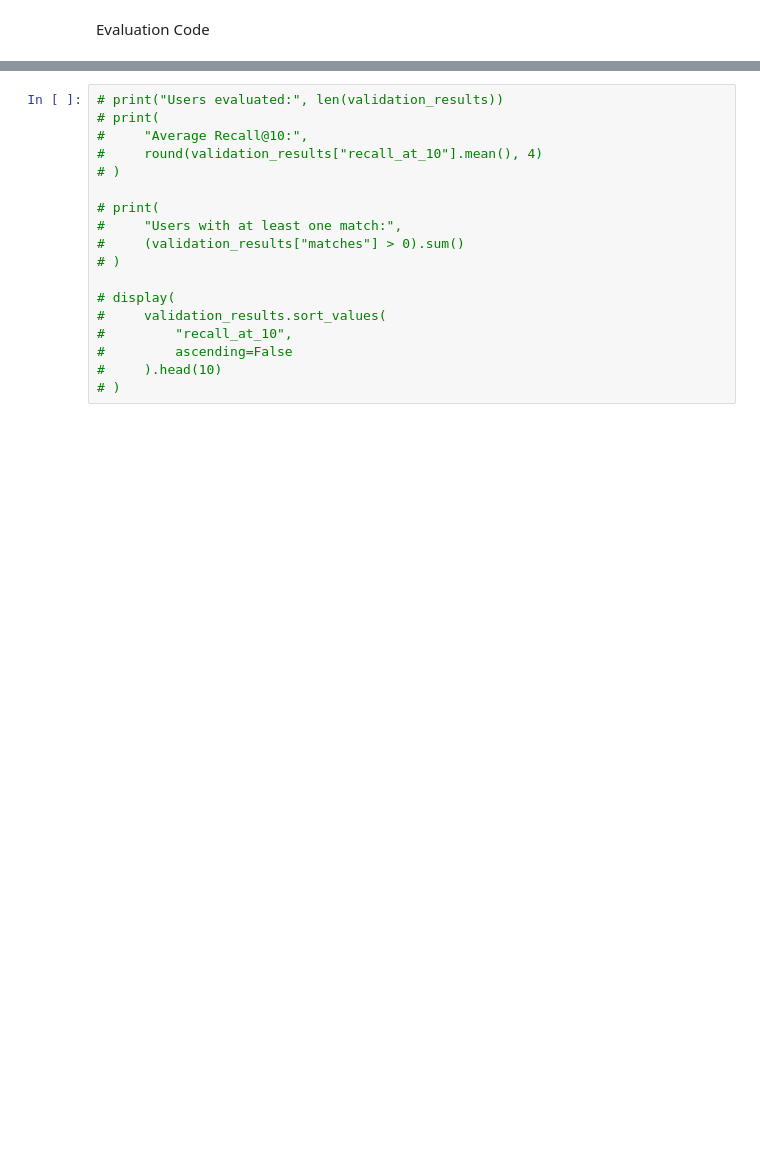
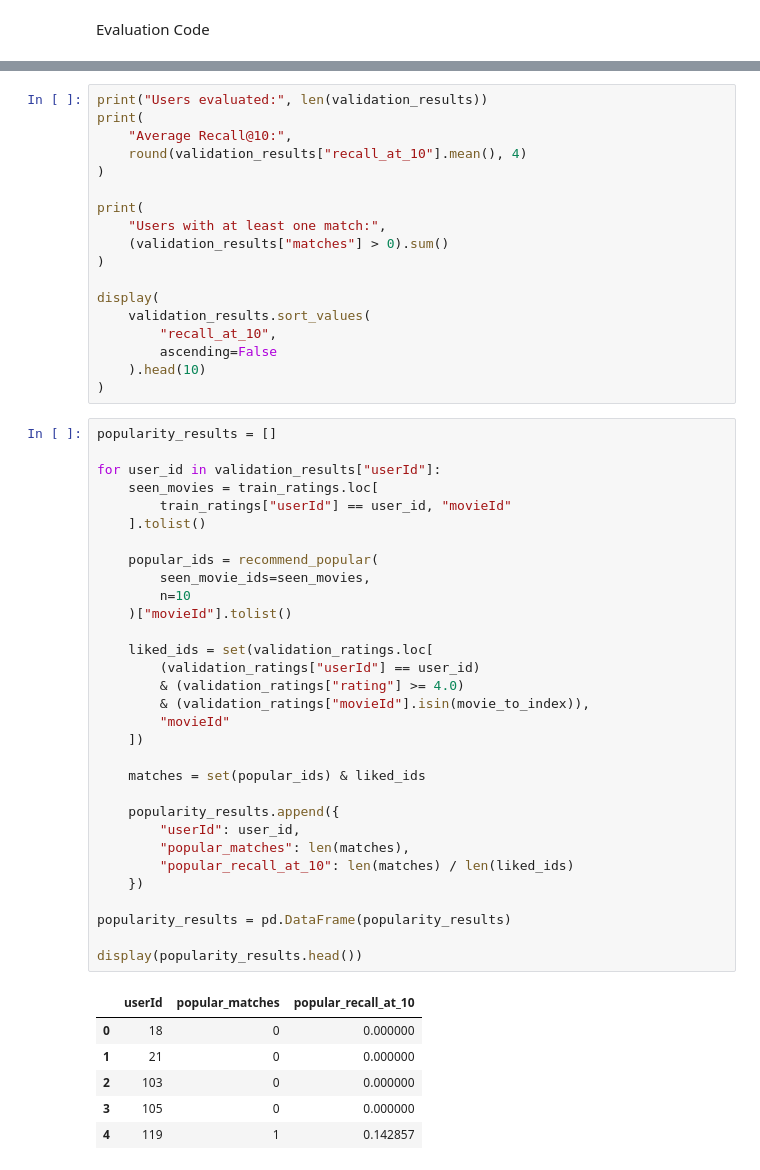
Before and after one commit to AnkitJha06/Movie-recommendation, a Jupyter notebook: movie.ipynb, the cells around one changed output, grey strips where cells are left out. Drawn from its saved outputs; the diff is of its cells as text; blank space fills up the shorter version.

```diff
--- a/movie.ipynb
+++ b/movie.ipynb
@@ -742,18 +742,56 @@ Evaluation Code
 # %%
-# print("Users evaluated:", len(validation_results))
-# print(
-#     "Average Recall@10:",
-#     round(validation_results["recall_at_10"].mean(), 4)
-# )
+print("Users evaluated:", len(validation_results))
+print(
+    "Average Recall@10:",
+    round(validation_results["recall_at_10"].mean(), 4)
+)
 
-# print(
-#     "Users with at least one match:",
-#     (validation_results["matches"] > 0).sum()
-# )
+print(
+    "Users with at least one match:",
+    (validation_results["matches"] > 0).sum()
+)
 
-# display(
-#     validation_results.sort_values(
-#         "recall_at_10",
-#         ascending=False
-#     ).head(10)
-# )
+display(
+    validation_results.sort_values(
+        "recall_at_10",
+        ascending=False
+    ).head(10)
+)
+# %%
+popularity_results = []
+
+for user_id in validation_results["userId"]:
+    seen_movies = train_ratings.loc[
+        train_ratings["userId"] == user_id, "movieId"
+    ].tolist()
+
+    popular_ids = recommend_popular(
+        seen_movie_ids=seen_movies,
+        n=10
+    )["movieId"].tolist()
+
+    liked_ids = set(validation_ratings.loc[
+        (validation_ratings["userId"] == user_id)
+        & (validation_ratings["rating"] >= 4.0)
+        & (validation_ratings["movieId"].isin(movie_to_index)),
+        "movieId"
+    ])
+
+    matches = set(popular_ids) & liked_ids
+
+    popularity_results.append({
+        "userId": user_id,
+        "popular_matches": len(matches),
+        "popular_recall_at_10": len(matches) / len(liked_ids)
+    })
+
+popularity_results = pd.DataFrame(popularity_results)
+
+display(popularity_results.head())
+# %% [output]
+|  | userId | popular_matches | popular_recall_at_10 |
+| 0 | 18 | 0 | 0.000000 |
+| 1 | 21 | 0 | 0.000000 |
+| 2 | 103 | 0 | 0.000000 |
+| 3 | 105 | 0 | 0.000000 |
+| 4 | 119 | 1 | 0.142857 |
```
Also changed, not shown: parts of 5 cells of this notebook.
